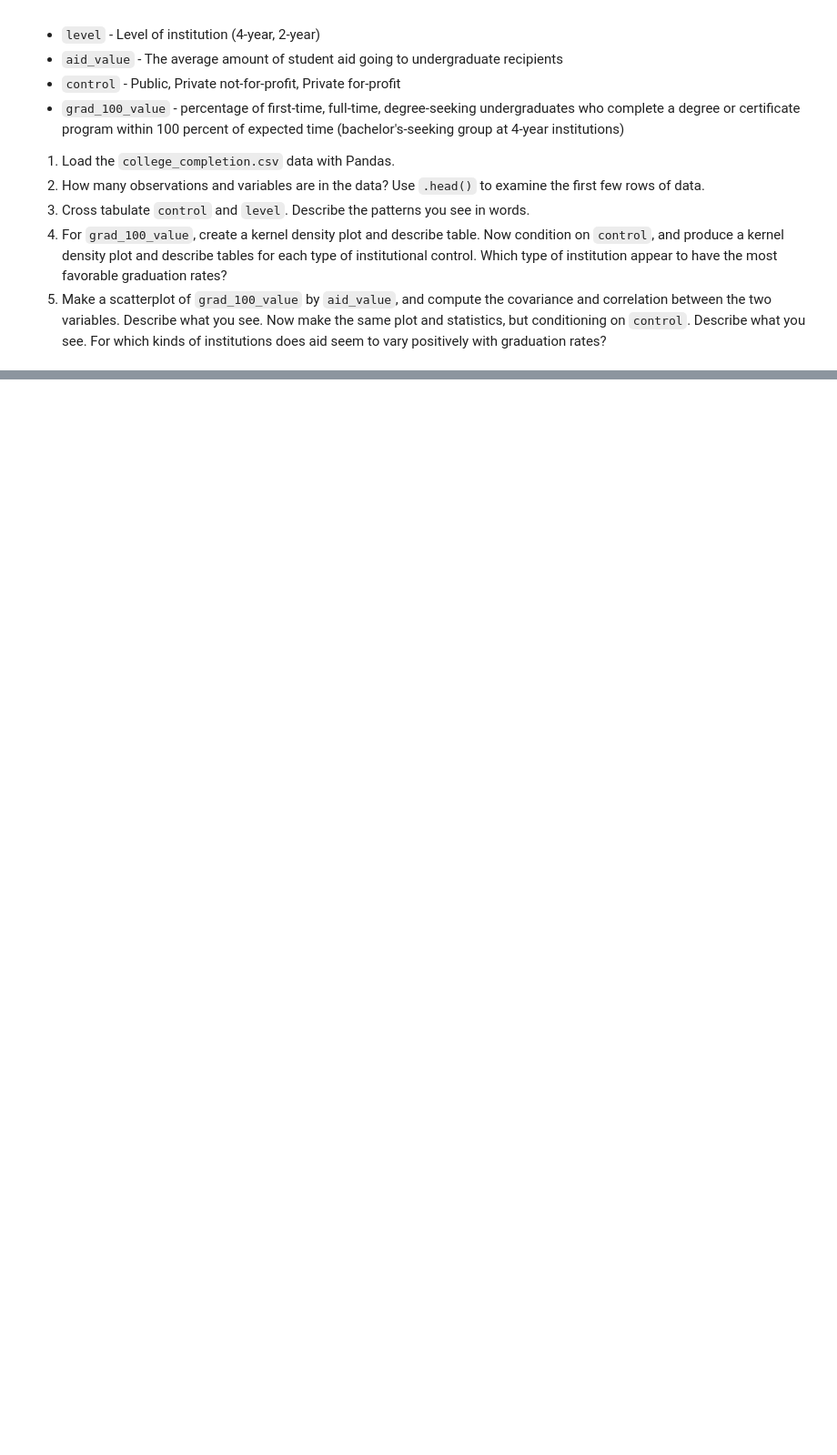
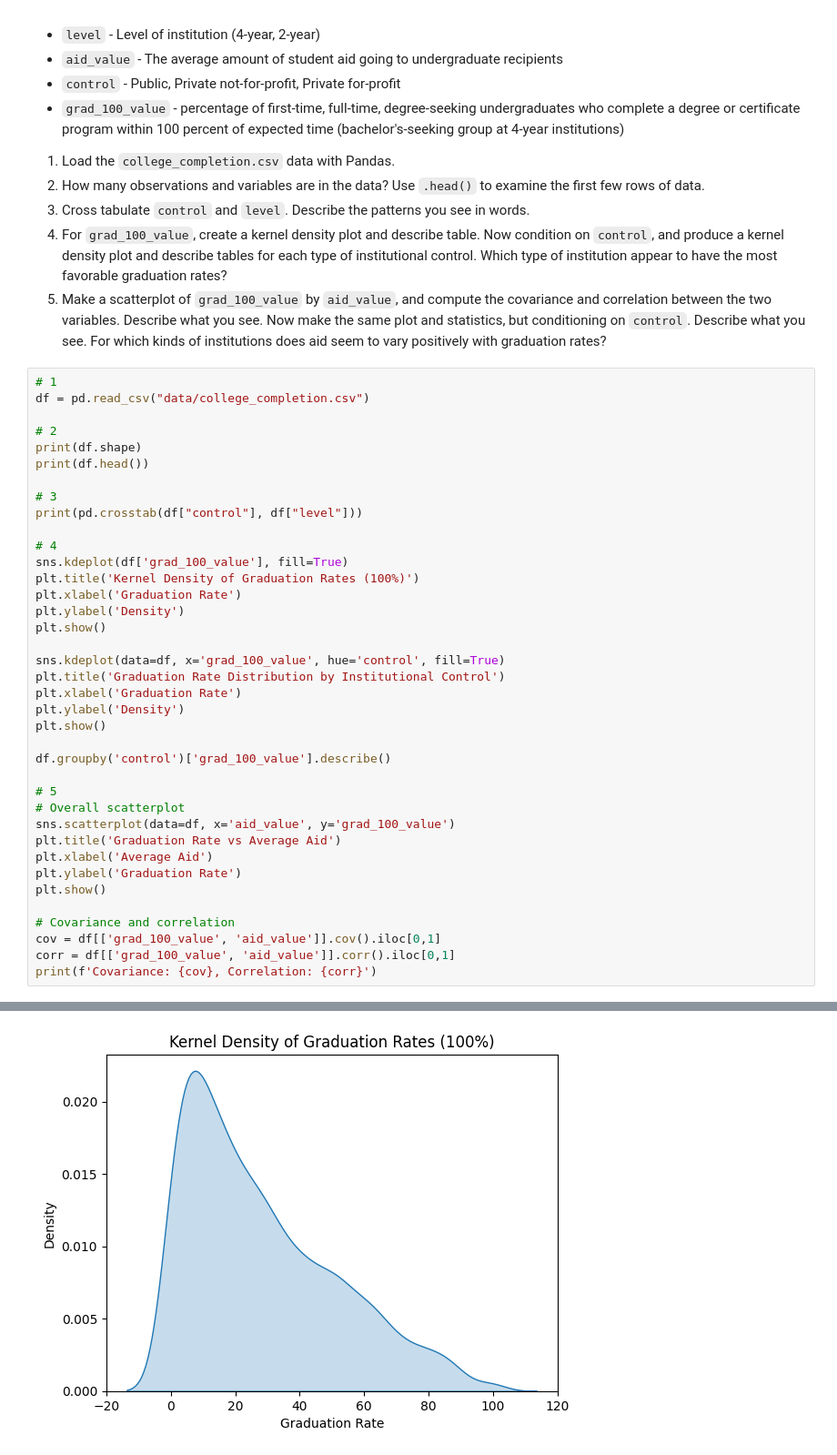
Before and after one commit to hpatel2004/scratchpad, a Jupyter notebook: 01_assignment_wrangling_and_eda.ipynb, the cells around one changed output, grey strips where cells are left out. Shown at 91% size. Cells and saved outputs as stored; diff of their text form; blank space fills up the shorter version.

```diff
--- a/01_assignment_wrangling_and_eda.ipynb
+++ b/01_assignment_wrangling_and_eda.ipynb
@@ -210,3 +280,42 @@ We'll use the `college_completion.csv` dataset from the US Department of Educati
 3. Cross tabulate `control` and `level`. Describe the patterns you see in words.
 4. For `grad_100_value`, create a kernel density plot and describe table. Now condition on `control`, and produce a kernel density plot and describe tables for each type of institutional control. Which type of institution appear to have the most favorable graduation rates?
 5. Make a scatterplot of `grad_100_value` by `aid_value`, and compute the covariance and correlation between the two variables. Describe what you see. Now make the same plot and statistics, but conditioning on `control`. Describe what you see. For which kinds of institutions does aid seem to vary positively with graduation rates?
+# %%
+# 1
+df = pd.read_csv("data/college_completion.csv")
+
+# 2
+print(df.shape)
+print(df.head())
+
+# 3
+print(pd.crosstab(df["control"], df["level"]))
+
+# 4
+sns.kdeplot(df['grad_100_value'], fill=True)
+plt.title('Kernel Density of Graduation Rates (100%)')
+plt.xlabel('Graduation Rate')
+plt.ylabel('Density')
+plt.show()
+
+sns.kdeplot(data=df, x='grad_100_value', hue='control', fill=True)
+plt.title('Graduation Rate Distribution by Institutional Control')
+plt.xlabel('Graduation Rate')
+plt.ylabel('Density')
+plt.show()
+
+df.groupby('control')['grad_100_value'].describe()
+
+# 5
+# Overall scatterplot
+sns.scatterplot(data=df, x='aid_value', y='grad_100_value')
+plt.title('Graduation Rate vs Average Aid')
+plt.xlabel('Average Aid')
+plt.ylabel('Graduation Rate')
+plt.show()
+
+# Covariance and correlation
+cov = df[['grad_100_value', 'aid_value']].cov().iloc[0,1]
+corr = df[['grad_100_value', 'aid_value']].corr().iloc[0,1]
+print(f'Covariance: {cov}, Correlation: {corr}')
+# %% [output]
@@ -212,0 +339 @@ We'll use the `college_completion.csv` dataset from the US Department of Educati
+[figure, added]
```
Also changed, not shown: parts of 4 cells of this notebook.
